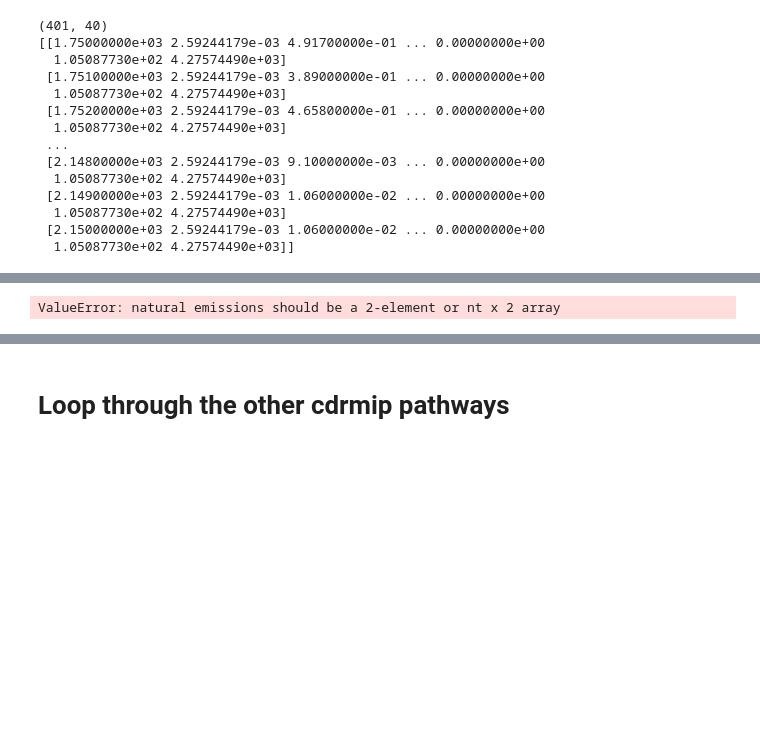
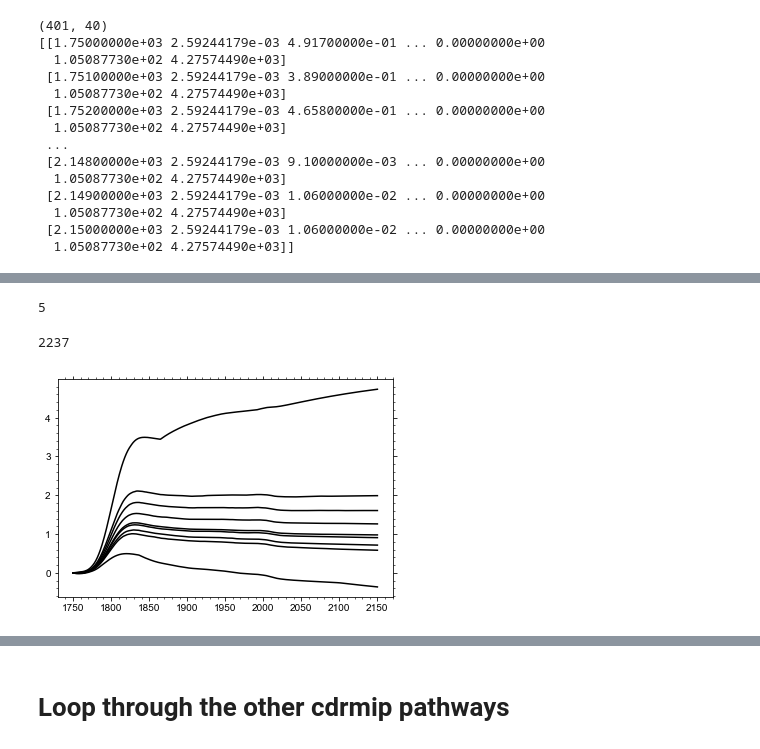
Before and after one commit to camillamathison/FaIR-Spice, a Jupyter notebook: notebooks/run-fair-ar6-cdrmip.ipynb, the cells around one changed output, grey strips where cells are left out. Drawn from its saved outputs; the diff is of its cells as text; code cells hidden in the pictures; blank space fills up the shorter version.

```diff
--- a/notebooks/run-fair-ar6-cdrmip.ipynb
+++ b/notebooks/run-fair-ar6-cdrmip.ipynb
@@ -129,10 +129,11 @@ with open('../data_input/fair_ar6/fair-1.6.2-wg3-params.json', "r") as infile:
     for data in all_data:
         for key in data:
             val = data[key]
-            # if the value is a list of length 361
-            if type(val) == list and len(val) == 361:
-                # for i in range(400 - len(val)): # IF 361 IS HARD CODED, THIS LINE IS UNNECESSARILY COMPLICATED
-                for i in range(39):
+            # if the value is a list of length 401
+            if type(val) == list and len(val) == 401:
+                #print(key)
+                # for i in range(400 - len(val)): # IF 401 IS HARD CODED, THIS LINE IS UNNECESSARILY COMPLICATED
+                for i in range(40):
                     # add the final value 400 - n times
                     val.append(val[-1])
         #print(data)
@@ -180,0 +159,28 @@ natural 7
+# %%
+with open("fair-1.6.2-wg3-params-extended.json", "r") as infile:
+    extended_data = json.load(infile)
+    print(len(extended_data))
+
+    new_rt_list = []
+    for c in extended_data:
+        new_rt_list.append(c['F_solar'])
+    print ('F_solar',len(new_rt_list[0]))
+
+    new_rt_list = []
+    for c in extended_data:
+        new_rt_list.append(c['F_volcanic'])
+    print ('F_volcanic',len(new_rt_list[0]))
+
+    new_rt_list = []
+    for c in extended_data:
+        new_rt_list.append(c['natural'])
+    print ('natural',len(new_rt_list[0]))
+
+# F2x, r0, rt, rc, lambda_global, ocean_heat_capacity(2 element),
+# ocean_heat_exchange, deep_ocean_efficacy, b_aero(several elements), b_tro3(6 elements)
+# ghan_params(several), scale(40 plus),C_pi(31),E_pi(40)
+# ghg_forcing, aCO2land
+# stwv_from_ch4, F_ref_BC, E_ref_BC, tropO3_forcing
+# ozone_feedback
+#
+# F_solar, F_volcanic, natural all have 400 values
@@ -428,12 +444,14 @@ def run_fair(args):
 if __name__ == '__main__':
     with Pool(28) as pool:
         result = list(tqdm(pool.imap(run_fair, updated_config), total=len(updated_config)))
-# %% [output]
-ValueError: natural emissions should be a 2-element or nt x 2 array
 # %%
 len(result[0])
+# %% [output]
+5
 # %%
 len(updated_config)
+# %% [output]
+2237
 # %%
 result_t = np.array(result).transpose(1,2,0)
 # %%
@@ -448,7 +466,9 @@ results_out['B1500']['F_tot'] = f_tot
 # %%
 #temp_df = pd.read_csv('../data_input/observations/temp.csv', index_col=0)
 #temp_df
 
 for perc in [0,5,10,20,25,50,75,90,100]:
-    pl.plot(np.arange(1750,2111),np.percentile(t,perc, axis=1), color='k')
+    pl.plot(np.arange(1750,2151),np.percentile(t,perc, axis=1), color='k')
+# %% [output]
+[figure, added]
 # %%
```
Also changed, not shown: parts of 21 cells of this notebook.
